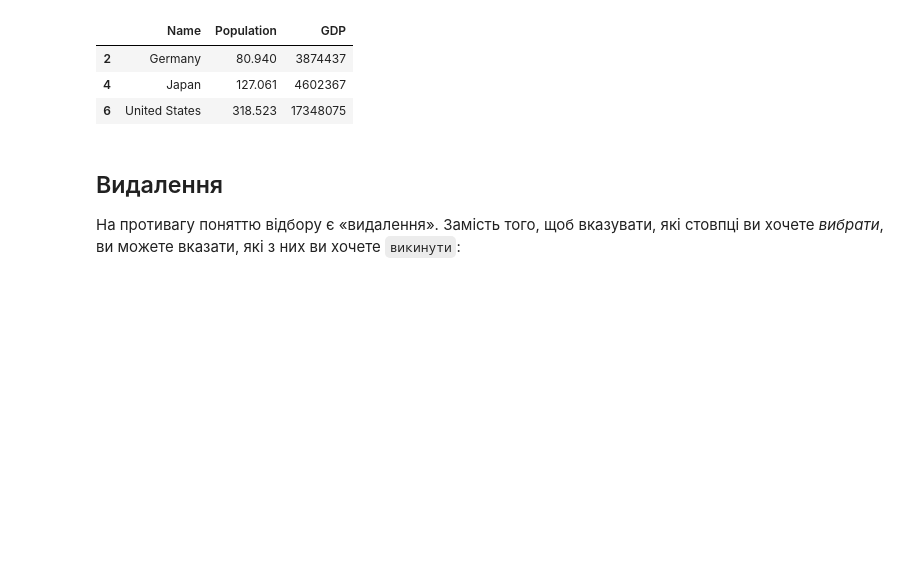
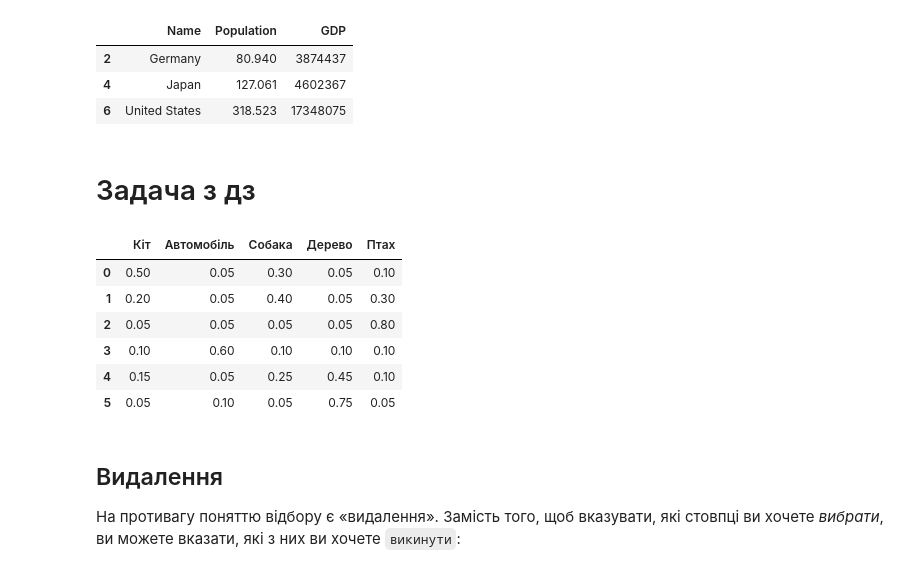
Before and after one commit to HalyshAnton/Python-AI, a Jupyter notebook: pandas.ipynb, the cells around one changed output. Cells and saved outputs as stored; diff of their text form; code cells hidden in the pictures; blank space fills up the shorter version.

```diff
--- a/pandas.ipynb
+++ b/pandas.ipynb
@@ -249,6 +236,27 @@ df.loc[df['Population'] > 70, ['Name', 'Population', 'GDP']]
 | 2 | Germany | 80.940 | 3874437 |
 | 4 | Japan | 127.061 | 4602367 |
 | 6 | United States | 318.523 | 17348075 |
+# %% [markdown]
+# Задача з дз
+# %%
+data = pd.DataFrame({
+    "Кіт": [0.50, 0.20, 0.05, 0.10, 0.15, 0.05],
+    "Автомобіль": [0.05, 0.05, 0.05, 0.60, 0.05, 0.10],
+    "Собака": [0.30, 0.40, 0.05, 0.10, 0.25, 0.05],
+    "Автомобіль": [0.05, 0.05, 0.05, 0.60, 0.05, 0.10],
+    "Дерево": [0.05, 0.05, 0.05, 0.10, 0.45, 0.75],
+    "Птах": [0.10, 0.30, 0.80, 0.10, 0.10, 0.05],
+})
+
+data
+# %% [output]
+|  | Кіт | Автомобіль | Собака | Дерево | Птах |
+| 0 | 0.50 | 0.05 | 0.30 | 0.05 | 0.10 |
+| 1 | 0.20 | 0.05 | 0.40 | 0.05 | 0.30 |
+| 2 | 0.05 | 0.05 | 0.05 | 0.05 | 0.80 |
+| 3 | 0.10 | 0.60 | 0.10 | 0.10 | 0.10 |
+| 4 | 0.15 | 0.05 | 0.25 | 0.45 | 0.10 |
+| 5 | 0.05 | 0.10 | 0.05 | 0.75 | 0.05 |
 # %% [markdown]
 ## Видалення
 
```
Also changed, not shown: parts of 13 cells of this notebook.
